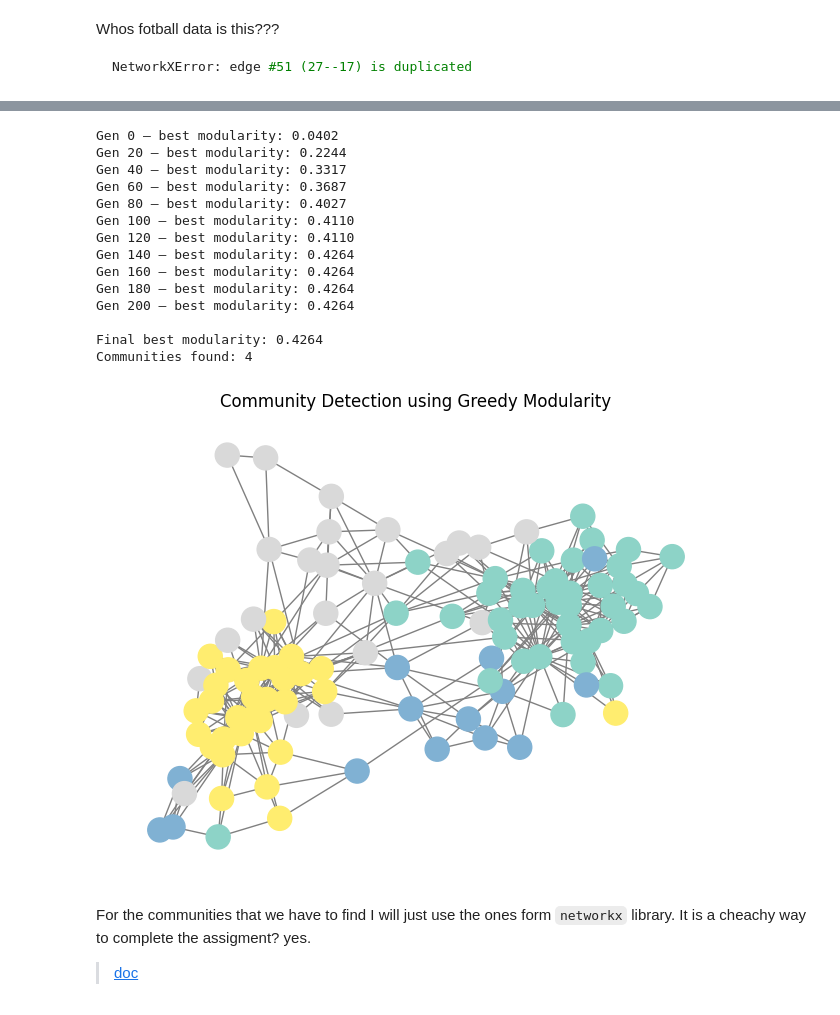
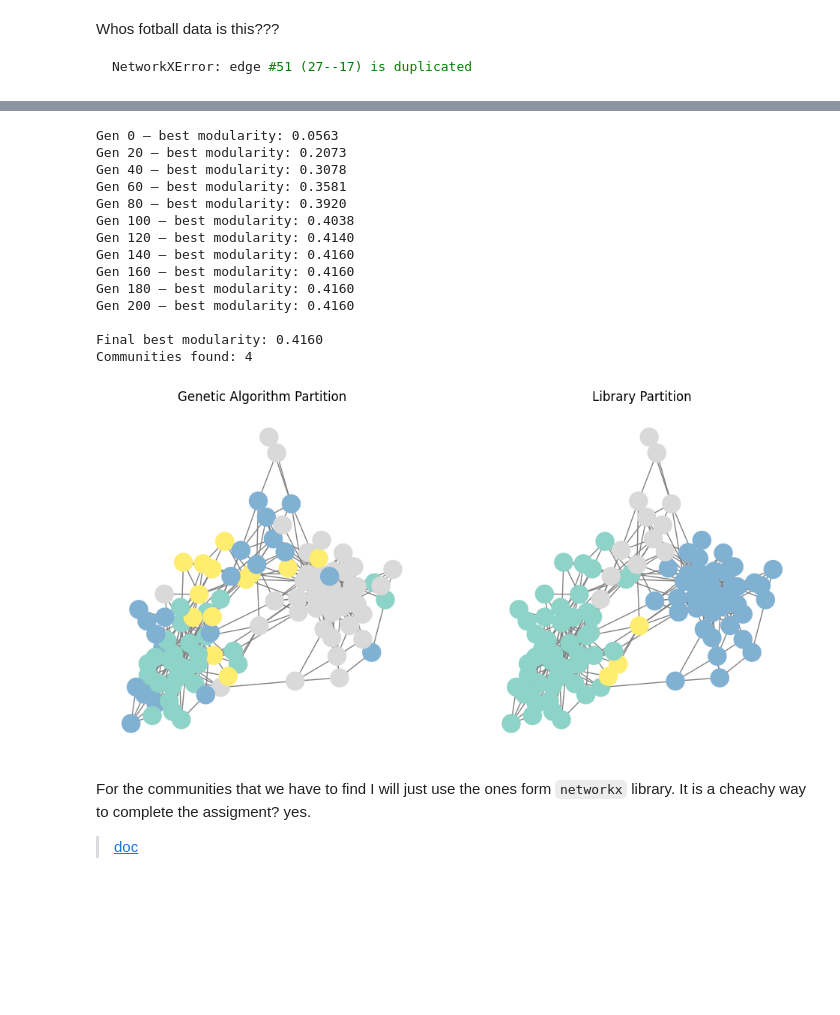
Before and after one commit to Crocodin/University_projects, a Jupyter notebook: semester 4/AI/Lab11/networks.ipynb, the cells around one changed output, grey strips where cells are left out. Cells and saved outputs as stored; diff of their text form; code cells hidden in the pictures; blank space fills up the shorter version.

```diff
--- a/semester 4/AI/Lab11/networks.ipynb
+++ b/semester 4/AI/Lab11/networks.ipynb
@@ -200,6 +200,37 @@ Partition: [3, 3, 3, 2, 2, 3]
 modularity(G, best_partition)
 # %% [output]
 [figure]
+# %%
+def communitiesToPartition(communities, G: nx.Graph):
+    nodes = list(G.nodes())
+    node_to_idx = {node: i for i, node in enumerate(nodes)}
+
+    partition = [0] * len(nodes)
+    for community_id, comm_nodes in enumerate(communities):
+        for node in comm_nodes:
+            partition[node_to_idx[node]] = community_id
+
+    return partition
+
+def modularity_two(G: nx.Graph, partition_me, partition_library):
+	pos = nx.spring_layout(G)
+	partition_library = communitiesToPartition(partition_library, G)
+
+	plt.figure(figsize=(12, 6))
+
+	plt.subplot(1, 2, 1)
+	nx.draw_networkx_nodes(G, pos, node_color=partition_me, cmap=plt.cm.Set3, node_size=300)
+	nx.draw_networkx_edges(G, pos, edge_color='gray')
+	plt.title('Genetic Algorithm Partition')
+	plt.axis('off')
+
+	plt.subplot(1, 2, 2)
+	nx.draw_networkx_nodes(G, pos, node_color=partition_library, cmap=plt.cm.Set3, node_size=300)
+	nx.draw_networkx_edges(G, pos, edge_color='gray')
+	plt.title('Library Partition')
+	plt.axis('off')
+
+	plt.show()
 # %%
 G = nx.read_gml('data/real-networks/real/dolphins/dolphins.gml')
 
@@ -333,32 +366,34 @@ Communities found: 3
 # %%
 G = nx.read_gml('data/real-networks/real/krebs/krebs.gml')
 
 best_partition, best_Q, nodes = geneticAlgorithm(
     G,
-    n_communities  = 4,
-    pop_size       = 100,
-    generations    = 200,
-    mutation_rate  = 0.05,
-    tournament_size= 5
+    n_communities = 4,
+    pop_size = 100,
+    generations = 200,
+    mutation_rate = 0.05,
+    tournament_size = 5
 )
 
-modularity(G, best_partition)
+best_partition_library = community.greedy_modularity_communities(G)
+
+modularity_two(G, best_partition, best_partition_library)
 # %% [output]
-Gen 0 — best modularity: 0.0402
-Gen 20 — best modularity: 0.2244
-Gen 40 — best modularity: 0.3317
-Gen 60 — best modularity: 0.3687
-Gen 80 — best modularity: 0.4027
-Gen 100 — best modularity: 0.4110
-Gen 120 — best modularity: 0.4110
-Gen 140 — best modularity: 0.4264
-Gen 160 — best modularity: 0.4264
-Gen 180 — best modularity: 0.4264
-Gen 200 — best modularity: 0.4264
+Gen 0 — best modularity: 0.0563
+Gen 20 — best modularity: 0.2073
+Gen 40 — best modularity: 0.3078
+Gen 60 — best modularity: 0.3581
+Gen 80 — best modularity: 0.3920
+Gen 100 — best modularity: 0.4038
+Gen 120 — best modularity: 0.4140
+Gen 140 — best modularity: 0.4160
+Gen 160 — best modularity: 0.4160
+Gen 180 — best modularity: 0.4160
+Gen 200 — best modularity: 0.4160
 
-Final best modularity: 0.4264
+Final best modularity: 0.4160
 Communities found: 4
-[figure, old version]
+[figure, new version]
 # %% [markdown]
 For the communities that we have to find I will just use the ones form `networkx` library. It is a cheachy way to complete the assigment? yes.
 
```
Also changed, not shown: parts of 8 cells of this notebook.
